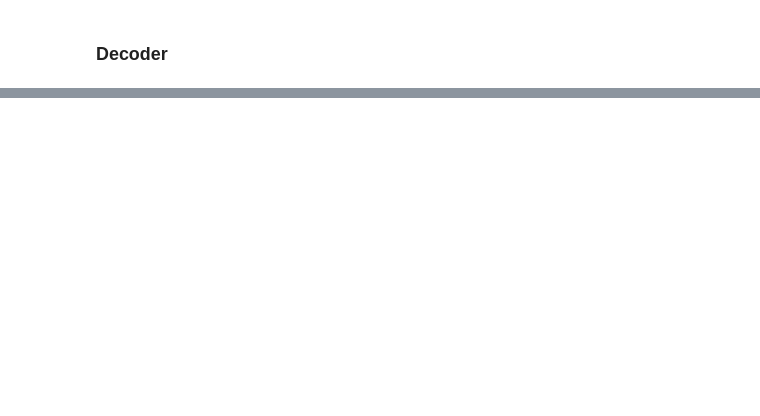
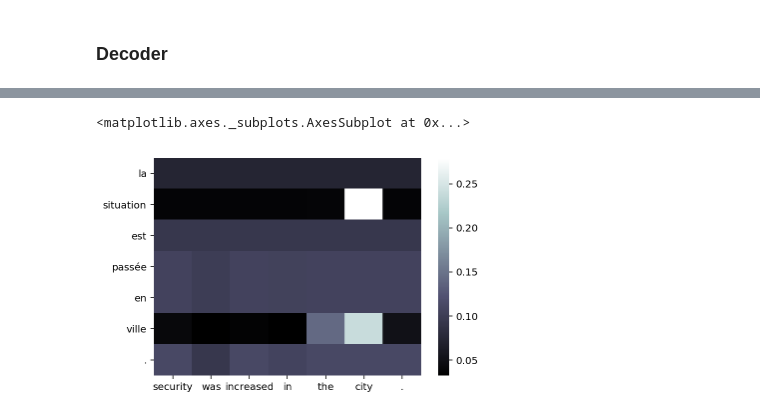
Before and after one commit to Runze/seq2seq-translation-attention, a Jupyter notebook: translate-keras.ipynb, the cells around one changed output, grey strips where cells are left out. Saved outputs shown, nothing was run; the diff lists cells and outputs as text; code cells hidden in the pictures; blank space fills up the shorter version.

```diff
--- a/translate-keras.ipynb
+++ b/translate-keras.ipynb
@@ -627,0 +698,8 @@ je ne peux pas voir avec les femmes qui se sont _unk_.
+# %%
+# Extract encoder
+X = Input(shape=(max_len, ), name='X')
+X_embed_layer = model_w_attn.get_layer('X_embed_layer')
+lstm_enc = model_w_attn.get_layer('lstm_enc')
+
+encoder = Model(X, encode(X))
+encoder.summary()
@@ -627,0 +720,21 @@ je ne peux pas voir avec les femmes qui se sont _unk_.
+# %%
+# Extract decoder
+in_dec = Input(shape=(1, ), name='in_dec')
+a_enc = Input(shape=(max_len, hidden_size_enc), name='a_enc')
+h_dec_prev = Input(shape=(hidden_size_dec, ), name='h_dec_prev')
+c_dec_prev = Input(shape=(hidden_size_dec, ), name='c_dec_prev')
+
+y_embed_layer = model_w_attn.get_layer('y_embed_layer')
+in_dec_embed_flattener = model_w_attn.get_layer('in_dec_embed_flattener')
+attn_repeator = model_w_attn.get_layer('attn_repeator')
+attn_concatenator = model_w_attn.get_layer('attn_concatenator')
+attn_weights_computer = model_w_attn.get_layer('attn_weights_computer')
+attn_weights_normalizer = model_w_attn.get_layer('attn_weights_normalizer')
+attn_context_computer = model_w_attn.get_layer('attn_context_computer')
+context_input_concatenator = model_w_attn.get_layer('context_input_concatenator')
+densor_dec_0 = model_w_attn.get_layer('densor_dec_0')
+lstm_dec_w_attn = model_w_attn.get_layer('lstm_dec_w_attn')
+densor_dec_1 = model_w_attn.get_layer('densor_dec_1')
+
+decoder = Model([in_dec, a_enc, h_dec_prev, c_dec_prev], decode_w_attn(in_dec, a_enc, h_dec_prev, c_dec_prev))
+decoder.summary()
@@ -627,0 +759,4 @@ je ne peux pas voir avec les femmes qui se sont _unk_.
+# %%
+# Test inference with validation data
+y_val_pred_w_attn, y_val_attn_weights = decode_sequence(X_ix_val, encoder, decoder, y_stoi, y_itos, max_len, w_attn=True, return_attn_weights=True)
+len(y_val_pred_w_attn)
@@ -627,0 +826,3 @@ je ne peux pas voir avec les femmes qui se sont _unk_.
+# %%
+i = 6
+X_val[i], y_val[i], y_val_pred_w_attn[i]
@@ -627,0 +843,6 @@ je ne peux pas voir avec les femmes qui se sont _unk_.
+# %%
+attn_weights_df = pd.DataFrame(np.array([a[i] for a in y_val_attn_weights])[:len(y_val_pred_w_attn[i].split()), :len(X_val[i])], columns=X_val[i], index=y_val_pred_w_attn[i].split())
+sns.heatmap(attn_weights_df, cmap='bone')
+# %% [output]
+<matplotlib.axes._subplots.AxesSubplot at 0x...>
+[figure, added]
```
Also changed, not shown: parts of 100 cells of this notebook, 4 other files.
